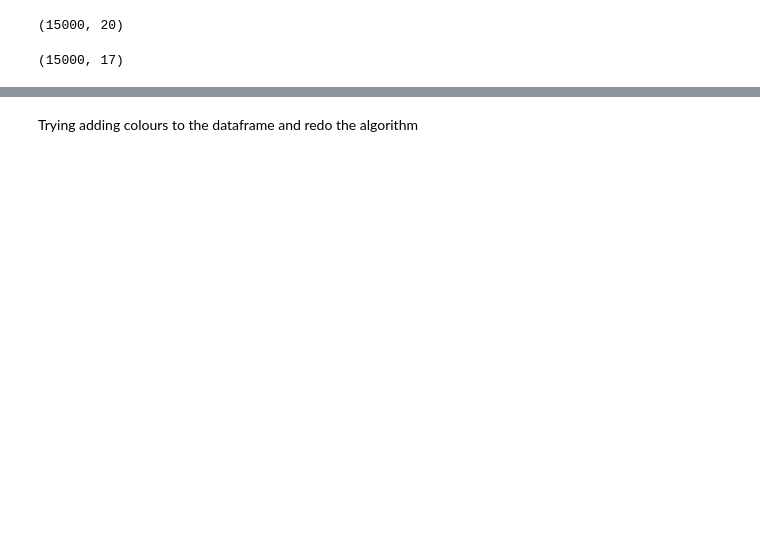
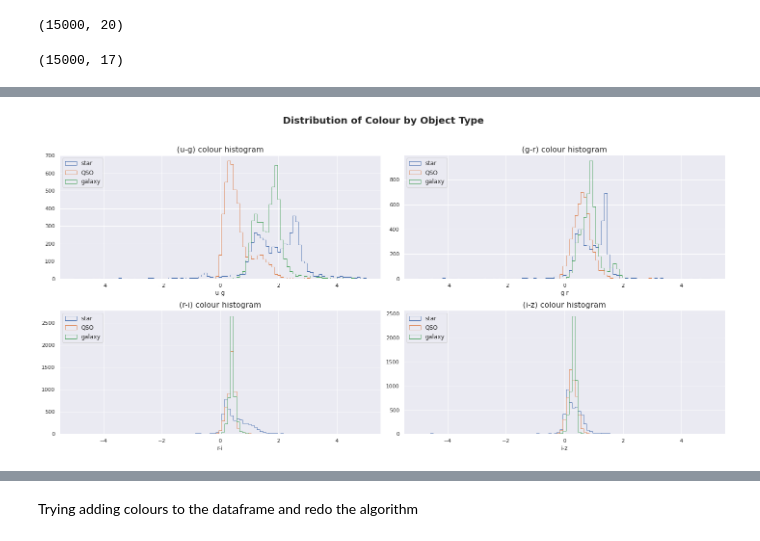
Before and after one commit to lifemannequin/Star_QSO_Galaxy, a Jupyter notebook: script_notebooks/classifying_spectra_type.ipynb, the cells around one changed output, grey strips where cells are left out. Drawn from its saved outputs; the diff is of its cells as text; code cells hidden in the pictures; blank space fills up the shorter version.

```diff
--- a/script_notebooks/classifying_spectra_type.ipynb
+++ b/script_notebooks/classifying_spectra_type.ipynb
@@ -124,0 +133,14 @@ plt.show()
+# %%
+# Create a function to calculate the colours of the sources
+def compute_colour(row):
+    u = row['dered_u']
+    g = row['dered_g']
+    r = row['dered_r']
+    i = row['dered_i']
+    z = row['dered_z']
+    return pd.Series({'u-g': u - g, 'g-r': g - r, 'r-i': r - i, 'i-z': i - z})
+# Apply the function compute_colour
+colour_ind = data1.apply(compute_colour, axis=1)
+# Create new dataframe with the colours added
+data_colour = pd.concat([data1,colour_ind], axis=1)
+data_colour.head()
@@ -124,0 +154,30 @@ plt.show()
+# %%
+# Create histograms of the colours for each object type in the same plot
+# Create boolean series for each of the classes of objects
+star = data_colour['nClass']  == 1
+QSO = data_colour['nClass']  == 2
+galaxy = data_colour['nClass']  == 3
+colour = ['u-g','g-r','r-i','i-z']
+
+# Create subplots and plot histograms
+bins = np.linspace(-5, 5, 100)
+fig,axs = plt.subplots(2,2, figsize=(20,10))
+axs = axs.ravel()
+
+for i, n in enumerate(colour):
+    ax = axs[i]
+    X = data_colour[n]
+    #create the histograms for the object type per colour
+    ax.hist(X[star], bins,histtype='step', label='star')
+    ax.hist(X[QSO], bins,histtype='step', label='QSO')
+    ax.hist(X[galaxy], bins,histtype='step', label='galaxy')
+    #set legend, lables and title
+    ax.legend(loc='upper left',fontsize=12)
+    ax.set_xlabel(n)
+    ax.set_title(f'({n}) colour histogram', fontsize=16)
+
+fig.suptitle('Distribution of Colour by Object Type', fontsize=20, fontweight="bold")
+fig.tight_layout(rect=[0, 0, 1, 0.95])
+plt.show()
+# %% [output]
+[figure, added]
```
Also changed, not shown: parts of 33 cells of this notebook.
